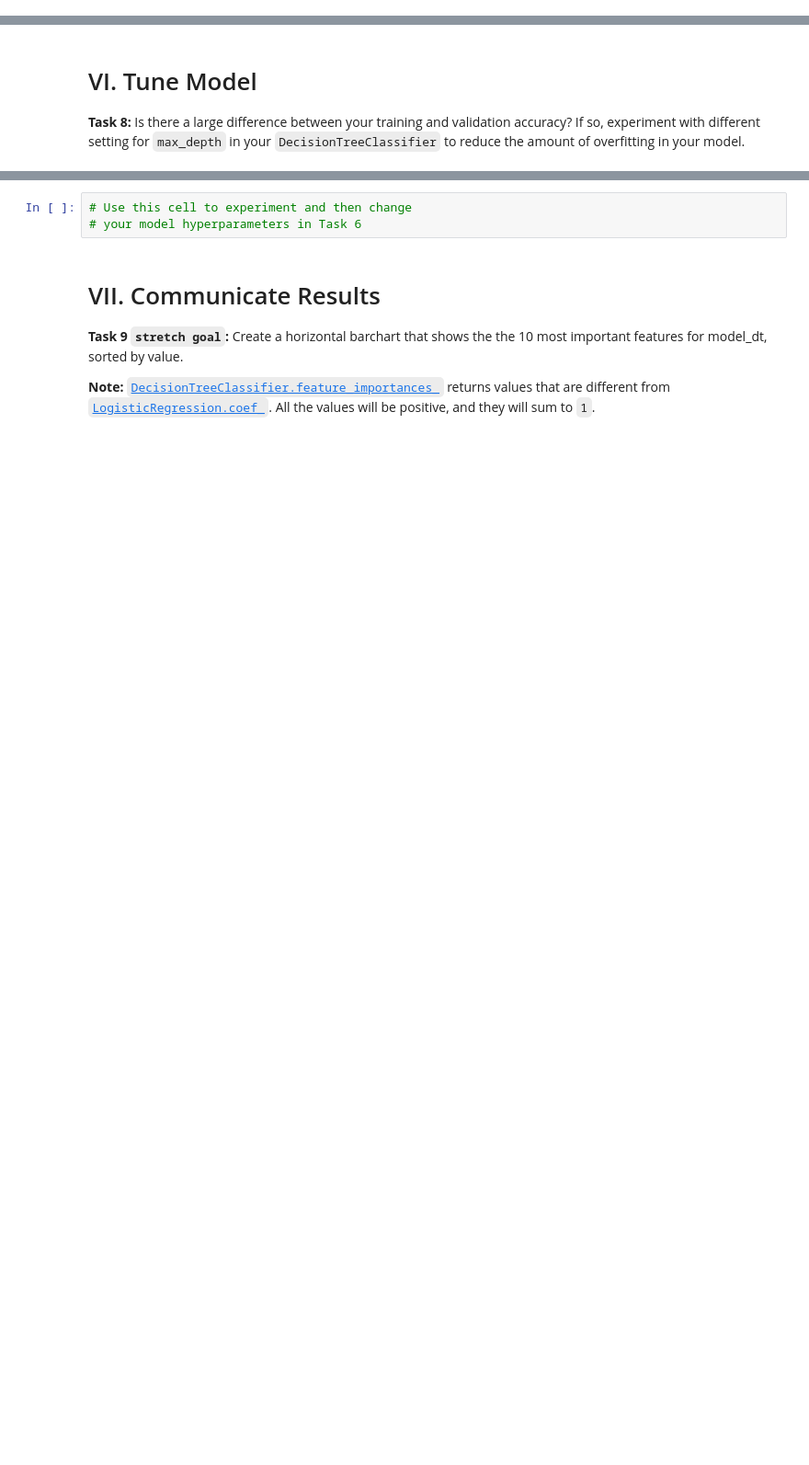
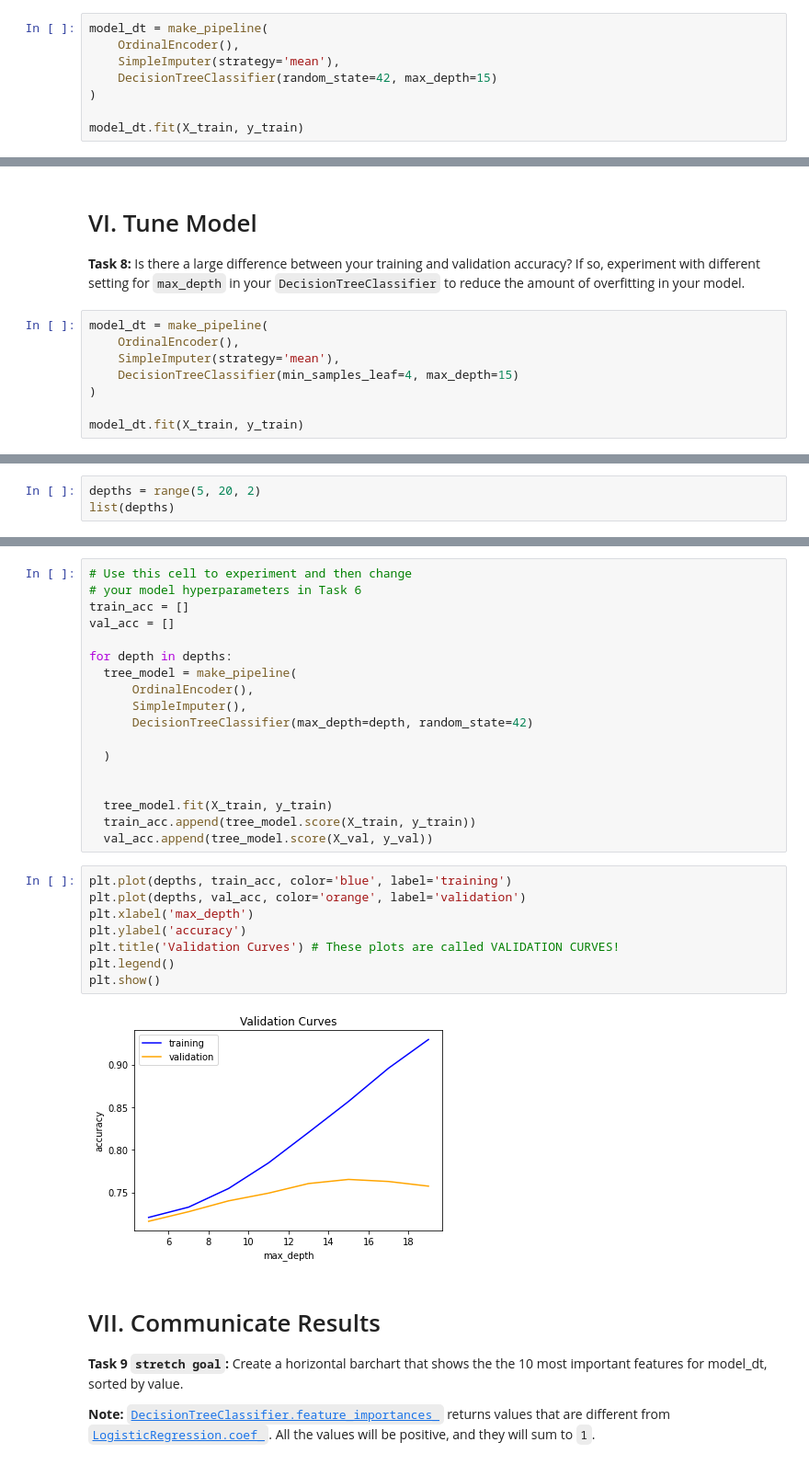
Before and after one commit to Vasanta2002/Data_Wrangling, a Jupyter notebook: module1-decision-trees/LS_DS_221_assignments.ipynb, the cells around one changed output, grey strips where cells are left out. Shown at 92% size. Cells and saved outputs as stored; diff of their text form; blank space fills up the shorter version.

```diff
--- a/module1-decision-trees/LS_DS_221_assignments.ipynb
+++ b/module1-decision-trees/LS_DS_221_assignments.ipynb
@@ -100,0 +187,8 @@ model_dt = ...
+# %%
+model_dt = make_pipeline(
+    OrdinalEncoder(),
+    SimpleImputer(strategy='mean'),
+    DecisionTreeClassifier(random_state=42, max_depth=15)
+)
+
+model_dt.fit(X_train, y_train)
@@ -112,3 +227,11 @@ print('Validation Accuracy Score:', val_acc)
 # VI. Tune Model
 
 **Task 8:** Is there a large difference between your training and validation accuracy? If so, experiment with different setting for `max_depth` in your `DecisionTreeClassifier` to reduce the amount of overfitting in your model.
+# %%
+model_dt = make_pipeline(
+    OrdinalEncoder(),
+    SimpleImputer(strategy='mean'),
+    DecisionTreeClassifier(min_samples_leaf=4, max_depth=15)
+)
+
+model_dt.fit(X_train, y_train)
@@ -114,0 +274,3 @@ print('Validation Accuracy Score:', val_acc)
+# %%
+depths = range(5, 20, 2)
+list(depths)
@@ -115,6 +279,31 @@ print('Validation Accuracy Score:', val_acc)
 # %%
 # Use this cell to experiment and then change
 # your model hyperparameters in Task 6
+train_acc = []
+val_acc = []
+
+for depth in depths:
+  tree_model = make_pipeline(
+      OrdinalEncoder(),
+      SimpleImputer(),
+      DecisionTreeClassifier(max_depth=depth, random_state=42)
+
+  )
+
+
+  tree_model.fit(X_train, y_train)
+  train_acc.append(tree_model.score(X_train, y_train))
+  val_acc.append(tree_model.score(X_val, y_val))
+# %%
+plt.plot(depths, train_acc, color='blue', label='training')
+plt.plot(depths, val_acc, color='orange', label='validation')
+plt.xlabel('max_depth')
+plt.ylabel('accuracy')
+plt.title('Validation Curves') # These plots are called VALIDATION CURVES!
+plt.legend()
+plt.show()
+# %% [output]
+[figure, added]
 # %% [markdown]
 # VII. Communicate Results
 
```
Also changed, not shown: parts of 24 cells of this notebook.
